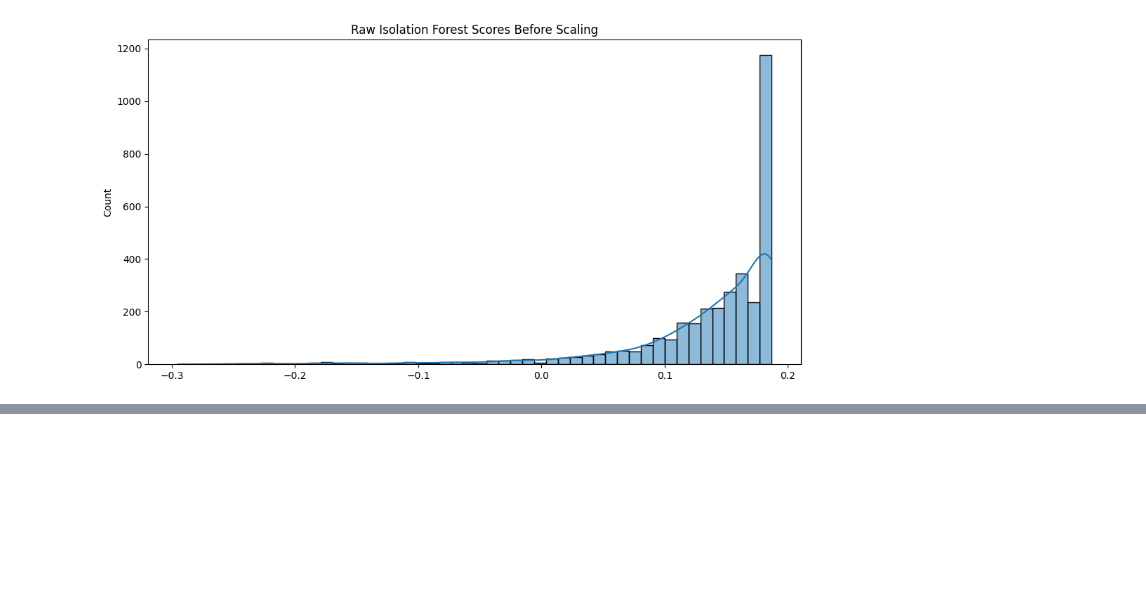
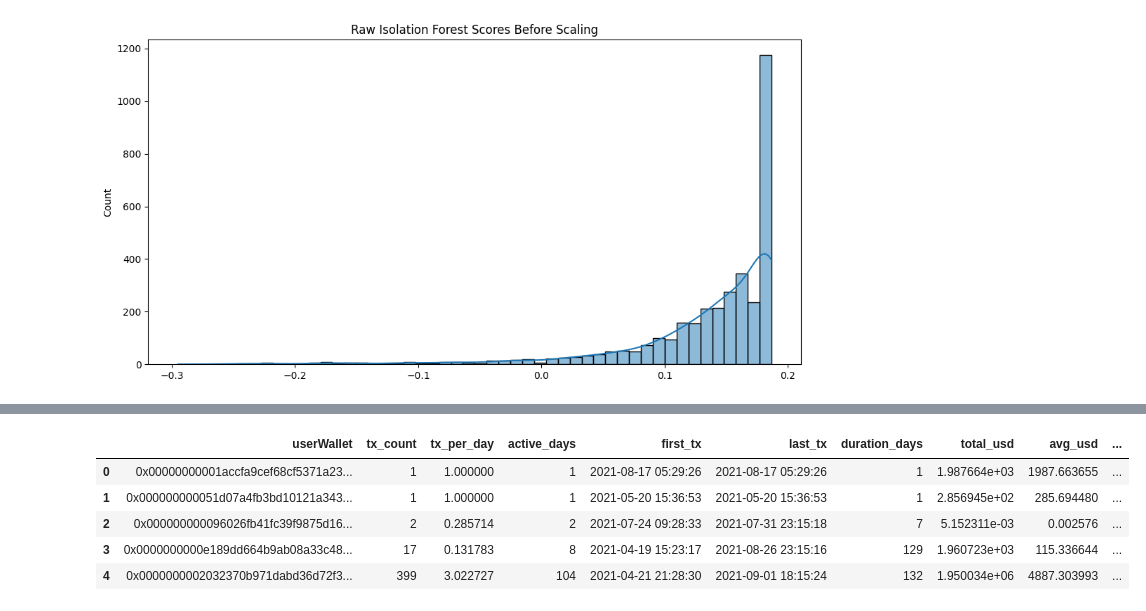
Before and after one commit to Atharv-web/Credit-Scorer, a Jupyter notebook: tryout.ipynb, the cells around one changed output, grey strips where cells are left out. Cells and saved outputs as stored; diff of their text form; code cells hidden in the pictures; blank space fills up the shorter version.

```diff
--- a/tryout.ipynb
+++ b/tryout.ipynb
@@ -374,0 +586,9 @@ plt.show()
+# %%
+df2.head()
+# %% [output]
+|  | userWallet | tx_count | tx_per_day | active_days | first_tx | last_tx | duration_days | total_usd | avg_usd | ... |
+| 0 | 0x00000000001accfa9cef68cf5371a23... | 1 | 1.000000 | 1 | 2021-08-17 05:29:26 | 2021-08-17 05:29:26 | 1 | 1.987664e+03 | 1987.663655 | ... |
+| 1 | 0x000000000051d07a4fb3bd10121a343... | 1 | 1.000000 | 1 | 2021-05-20 15:36:53 | 2021-05-20 15:36:53 | 1 | 2.856945e+02 | 285.694480 | ... |
+| 2 | 0x000000000096026fb41fc39f9875d16... | 2 | 0.285714 | 2 | 2021-07-24 09:28:33 | 2021-07-31 23:15:18 | 7 | 5.152311e-03 | 0.002576 | ... |
+| 3 | 0x0000000000e189dd664b9ab08a33c48... | 17 | 0.131783 | 8 | 2021-04-19 15:23:17 | 2021-08-26 23:15:16 | 129 | 1.960723e+03 | 115.336644 | ... |
+| 4 | 0x0000000002032370b971dabd36d72f3... | 399 | 3.022727 | 104 | 2021-04-21 21:28:30 | 2021-09-01 18:15:24 | 132 | 1.950034e+06 | 4887.303993 | ... |
```
Also changed, not shown: parts of 27 cells of this notebook.
